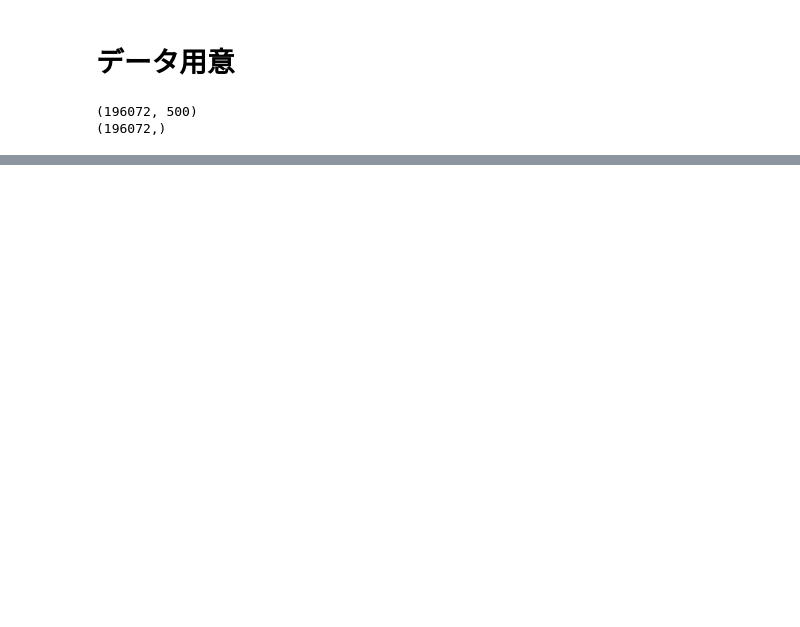
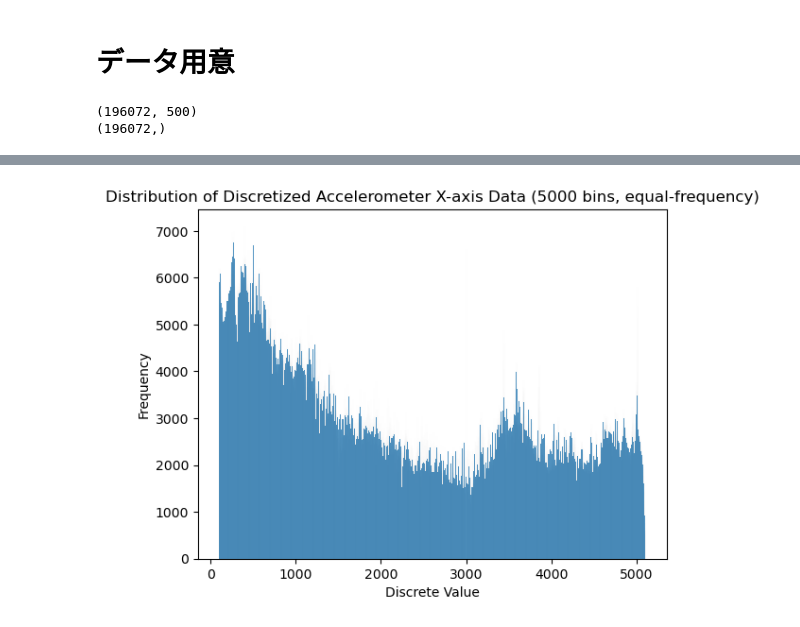
Before and after one commit to kaiKyutech/SHL_2024, a Jupyter notebook: transformer/my_neural_v17.ipynb, the cells around one changed output, grey strips where cells are left out. Cells and saved outputs as stored; diff of their text form; code cells hidden in the pictures; blank space fills up the shorter version.

```diff
--- a/transformer/my_neural_v17.ipynb
+++ b/transformer/my_neural_v17.ipynb
@@ -225,0 +132,9 @@ plt.show()
+# %%
+# X_30000のトークンの頻度を見てみる
+sns.histplot(X_30000.flatten(), bins=num_bins, kde=False)
+plt.title(f"Distribution of Discretized Accelerometer X-axis Data ({num_bins} bins, equal-frequency)")
+plt.xlabel("Discrete Value")
+plt.ylabel("Frequency")
+plt.show()
+# %% [output]
+[figure, added]
```
Also changed, not shown: parts of 23 cells of this notebook, 2 other files.
